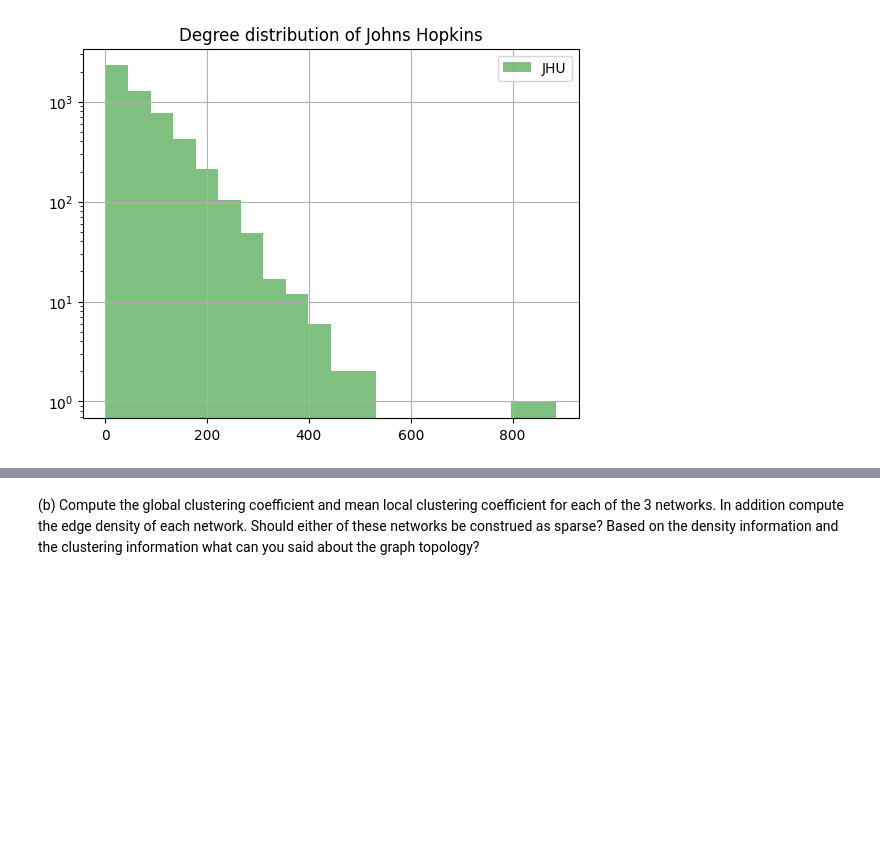
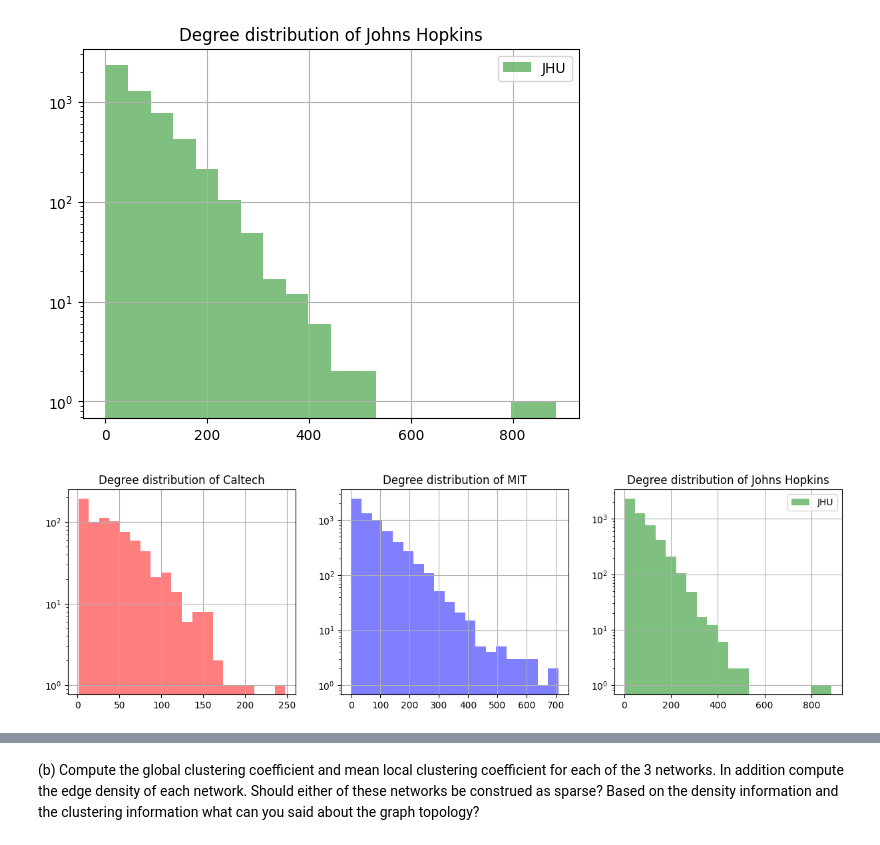
Before and after one commit to yurialvizi/NET4103-graph-learning, a Jupyter notebook: project.ipynb, the cells around one changed output, grey strips where cells are left out. Cells and saved outputs as stored; diff of their text form; code cells hidden in the pictures; blank space fills up the shorter version.

```diff
--- a/project.ipynb
+++ b/project.ipynb
@@ -63,4 +67,25 @@ plt.title('Degree distribution of Johns Hopkins')
 plt.show()
 # %% [output]
 [figure]
+# %%
+fig, axs = plt.subplots(1, 3, figsize=(15, 4))
+axs[0].hist(caltech_degree, bins=20, alpha=0.5, label='Caltech', color='r')
+axs[0].grid(True)
+axs[0].set_yscale('log')
+axs[0].set_title('Degree distribution of Caltech')
+
+axs[1].hist(mit_degree, bins=20, alpha=0.5, label='MIT', color='b')
+axs[1].set_yscale('log')
+axs[1].grid(True)
+axs[1].set_title('Degree distribution of MIT')
+
+axs[2].hist(jhu_degree, bins=20, alpha=0.5, label='JHU', color='g')
+axs[2].legend(loc='upper right')
+axs[2].set_yscale('log')
+axs[2].grid(True)
+axs[2].set_title('Degree distribution of Johns Hopkins')
+
+plt.show()
+# %% [output]
+[figure, added]
 # %%
```
Also changed, not shown: parts of 36 cells of this notebook.
